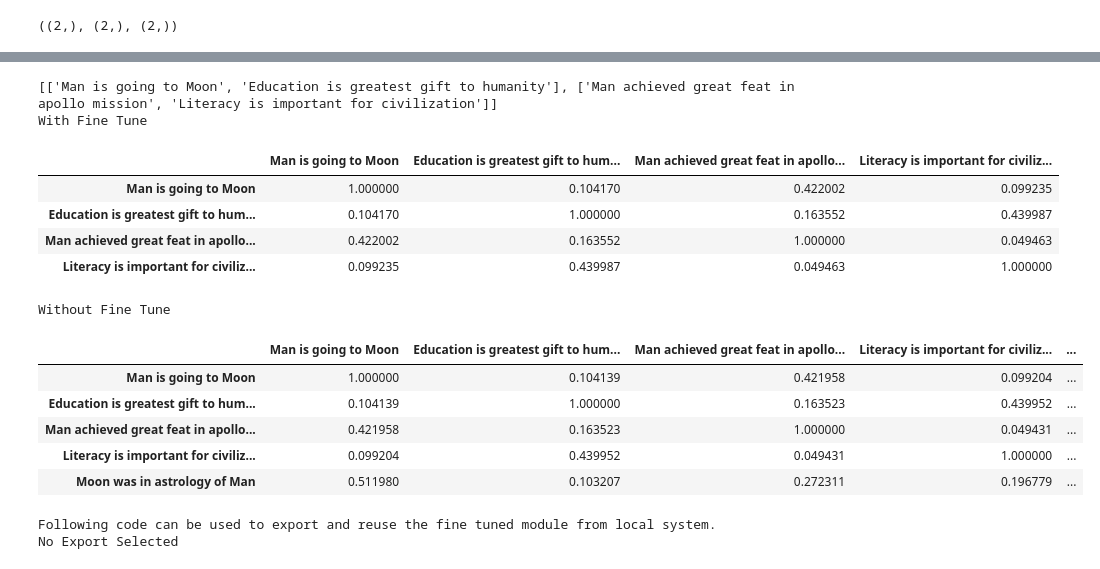
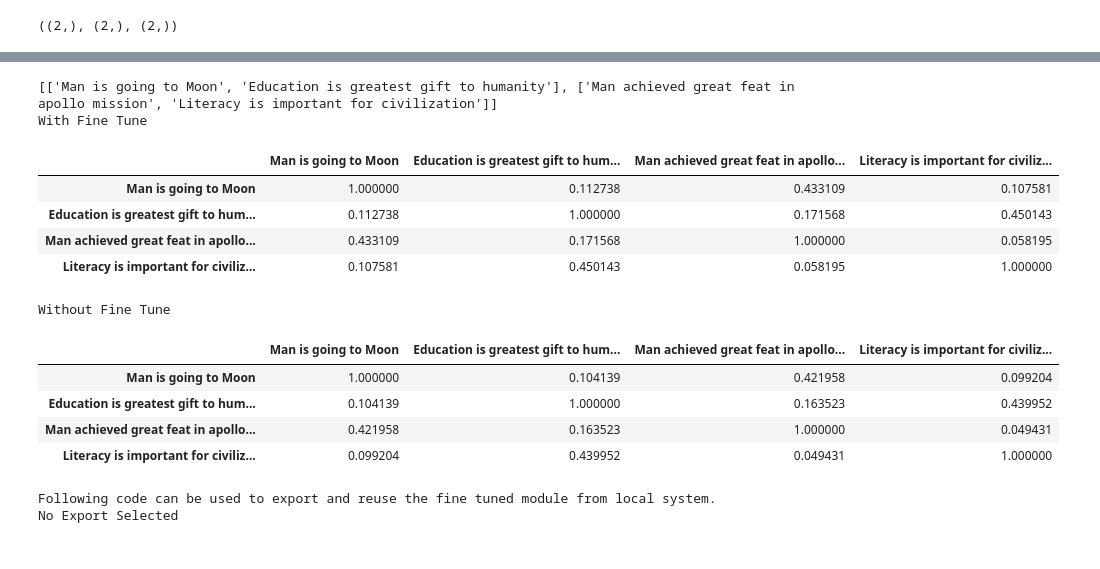
Before and after one commit to meethariprasad/research_works, a Jupyter notebook: Siamese_TF_Cosine_Distance_Fine_Tune.ipynb, the cells around one changed output, grey strips where cells are left out. Drawn from its saved outputs; the diff is of its cells as text; code cells hidden in the pictures.

```diff
--- a/Siamese_TF_Cosine_Distance_Fine_Tune.ipynb
+++ b/Siamese_TF_Cosine_Distance_Fine_Tune.ipynb
@@ -117,8 +119,9 @@ text_list=[["Man is going to Moon","Education is greatest gift to humanity"],
 #Model Input Preperation as Numpy array
 left_inputs=np.asarray(text_list[0])
 right_inputs=np.asarray(text_list[1])
-#0 if we inputs are semantically similiar, 2 if not. Anything inbetween 0=2 represent partial similiarity
-similiarity=np.asarray([0,0])
+#1 if we inputs are semantically similiar, 0 if not.
+#Check the distance function defined as 1-arccos(similiarity)/pi which has range between 1,0 for domain 0 to 1
+similiarity=np.asarray([1,1])
 
 left_inputs=left_inputs.reshape(left_inputs.shape[0],)
 right_inputs=right_inputs.reshape(right_inputs.shape[0],)
@@ -180,44 +198,42 @@ finetuned_similiarity
 [['Man is going to Moon', 'Education is greatest gift to humanity'], ['Man achieved great feat in apollo mission', 'Literacy is important for civilization']]
 With Fine Tune
 |  | Man is going to Moon | Education is greatest gift to hum... | Man achieved great feat in apollo... | Literacy is important for civiliz... |
-| Man is going to Moon | 1.000000 | 0.104170 | 0.422002 | 0.099235 |
-| Education is greatest gift to hum... | 0.104170 | 1.000000 | 0.163552 | 0.439987 |
-| Man achieved great feat in apollo... | 0.422002 | 0.163552 | 1.000000 | 0.049463 |
-| Literacy is important for civiliz... | 0.099235 | 0.439987 | 0.049463 | 1.000000 |
+| Man is going to Moon | 1.000000 | 0.112738 | 0.433109 | 0.107581 |
+| Education is greatest gift to hum... | 0.112738 | 1.000000 | 0.171568 | 0.450143 |
+| Man achieved great feat in apollo... | 0.433109 | 0.171568 | 1.000000 | 0.058195 |
+| Literacy is important for civiliz... | 0.107581 | 0.450143 | 0.058195 | 1.000000 |
 # %%
 #Without fine tune: Similiarity
 ########################################
 import tensorflow_hub as hub
 import tensorflow as tf
 un_tuned_module_object = hub.load(huburl)
 try:
   text_list=sum(text_list, [])
 except:
   pass
-text_list.append('Moon was in astrology of Man')
 
 embeddings = un_tuned_module_object(text_list)
 
 embed_target=embeddings.numpy()
 import pandas as pd
 doc_embed_global = pd.DataFrame(data=embed_target)
 doc_embed_global.index=text_list
 ########################################
 global_similiarity=get_similiarity(doc_embed_global,doc_embed_global)
 # np.fill_diagonal(sim.values, 0)
 global_similiarity.index=text_list
 global_similiarity.columns=text_list
 
 print ("Without Fine Tune")
 global_similiarity
 # %% [output]
 Without Fine Tune
-|  | Man is going to Moon | Education is greatest gift to hum... | Man achieved great feat in apollo... | Literacy is important for civiliz... | ... |
-| Man is going to Moon | 1.000000 | 0.104139 | 0.421958 | 0.099204 | ... |
-| Education is greatest gift to hum... | 0.104139 | 1.000000 | 0.163523 | 0.439952 | ... |
-| Man achieved great feat in apollo... | 0.421958 | 0.163523 | 1.000000 | 0.049431 | ... |
-| Literacy is important for civiliz... | 0.099204 | 0.439952 | 0.049431 | 1.000000 | ... |
-| Moon was in astrology of Man | 0.511980 | 0.103207 | 0.272311 | 0.196779 | ... |
+|  | Man is going to Moon | Education is greatest gift to hum... | Man achieved great feat in apollo... | Literacy is important for civiliz... |
+| Man is going to Moon | 1.000000 | 0.104139 | 0.421958 | 0.099204 |
+| Education is greatest gift to hum... | 0.104139 | 1.000000 | 0.163523 | 0.439952 |
+| Man achieved great feat in apollo... | 0.421958 | 0.163523 | 1.000000 | 0.049431 |
+| Literacy is important for civiliz... | 0.099204 | 0.439952 | 0.049431 | 1.000000 |
 # %%
 print ("Following code can be used to export and reuse the fine tuned module from local system.")
 import os
```
Also changed, not shown: parts of 6 cells of this notebook.
